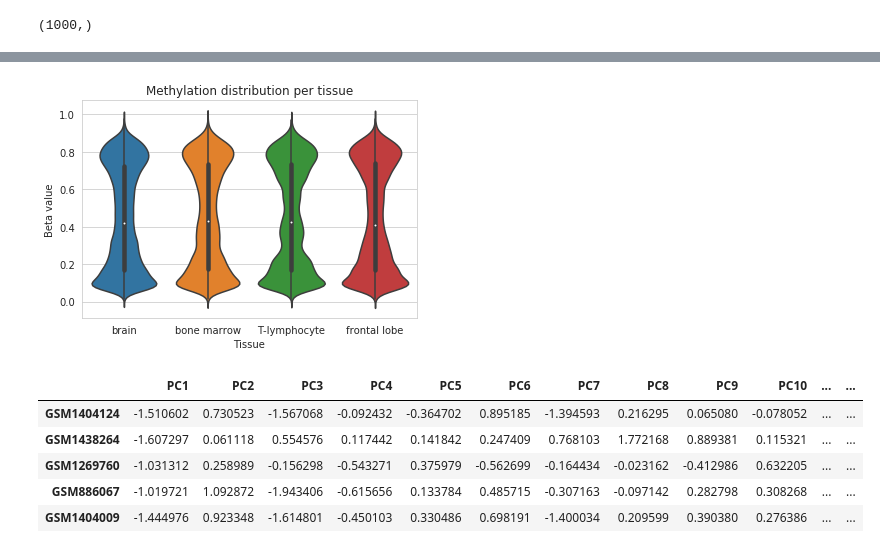
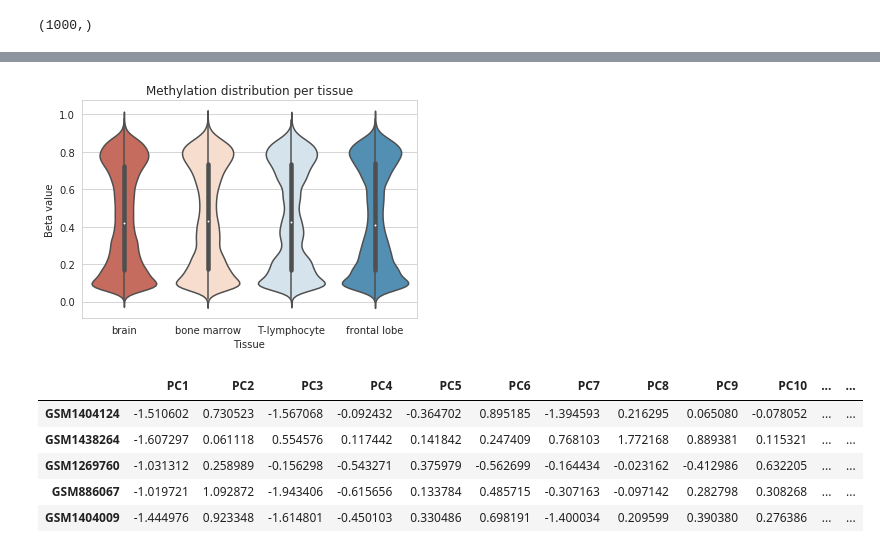
Before and after one commit to xroopnar/SPUG2019, a Jupyter notebook: Examples.ipynb, the cells around one changed output, grey strips where cells are left out. Cells and saved outputs as stored; diff of their text form; code cells hidden in the pictures.

```diff
--- a/Examples.ipynb
+++ b/Examples.ipynb
@@ -92,19 +104,19 @@ plt.show()
 # %%
 #seaborn can take lists of arrays
 tissue_dist = []
 tissue_labels = labels.TissueName.unique()
 for tissue in tissue_labels:
     current_tissue = labels[labels.TissueName==tissue].index
     current_tissue = data.loc[current_tissue]
     tissue_dist.append(current_tissue)
-vplot = sns.violinplot(data=tissue_dist)
+vplot = sns.violinplot(data=tissue_dist,palette="RdBu")
 vplot.set_xticklabels(tissue_labels)
 plt.title("Methylation distribution per tissue")
 plt.ylabel("Beta value")
 plt.xlabel("Tissue")
 plt.show()
 # %% [output]
-[figure, old version]
+[figure, new version]
 # %%
 ## normalization
 # %%
```
Also changed, not shown: parts of 9 cells of this notebook.
